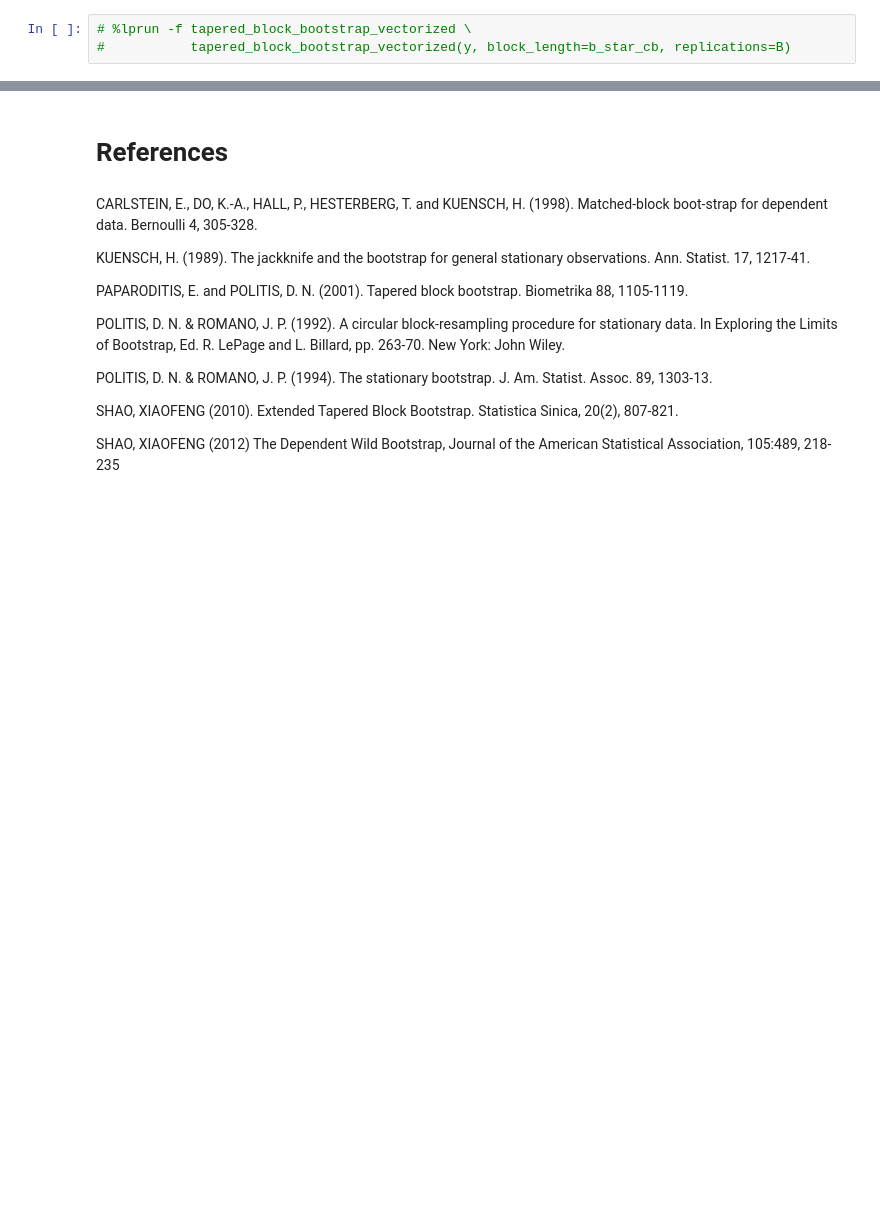
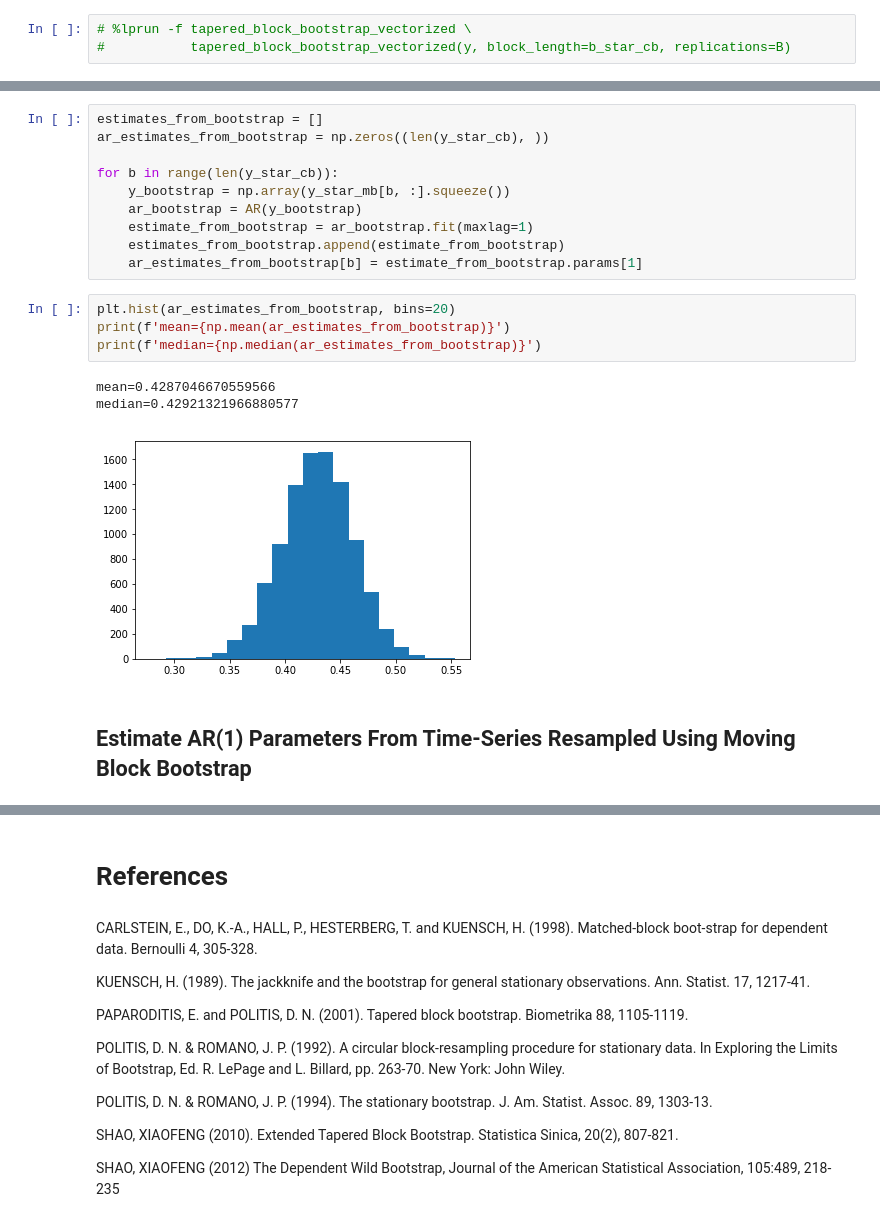
Before and after one commit to InvestmentSystems/recombinator, a Jupyter notebook: notebooks/Block Bootstrap.ipynb, the cells around one changed output, grey strips where cells are left out. Drawn from its saved outputs; the diff is of its cells as text; blank space fills up the shorter version.

```diff
--- a/notebooks/Block Bootstrap.ipynb
+++ b/notebooks/Block Bootstrap.ipynb
@@ -461,0 +479,20 @@ This section compares the runtime performance of various sub-sampling algorithms
+# %%
+estimates_from_bootstrap = []
+ar_estimates_from_bootstrap = np.zeros((len(y_star_cb), ))
+
+for b in range(len(y_star_cb)):
+    y_bootstrap = np.array(y_star_mb[b, :].squeeze())
+    ar_bootstrap = AR(y_bootstrap)
+    estimate_from_bootstrap = ar_bootstrap.fit(maxlag=1)
+    estimates_from_bootstrap.append(estimate_from_bootstrap)
+    ar_estimates_from_bootstrap[b] = estimate_from_bootstrap.params[1]
+# %%
+plt.hist(ar_estimates_from_bootstrap, bins=20)
+print(f'mean={np.mean(ar_estimates_from_bootstrap)}')
+print(f'median={np.median(ar_estimates_from_bootstrap)}')
+# %% [output]
+mean=0.4287046670559566
+median=0.42921321966880577
+[figure, added]
+# %% [markdown]
+## Estimate AR(1) Parameters From Time-Series Resampled Using Moving Block Bootstrap
```
Also changed, not shown: parts of 41 cells of this notebook, 5 other files.
